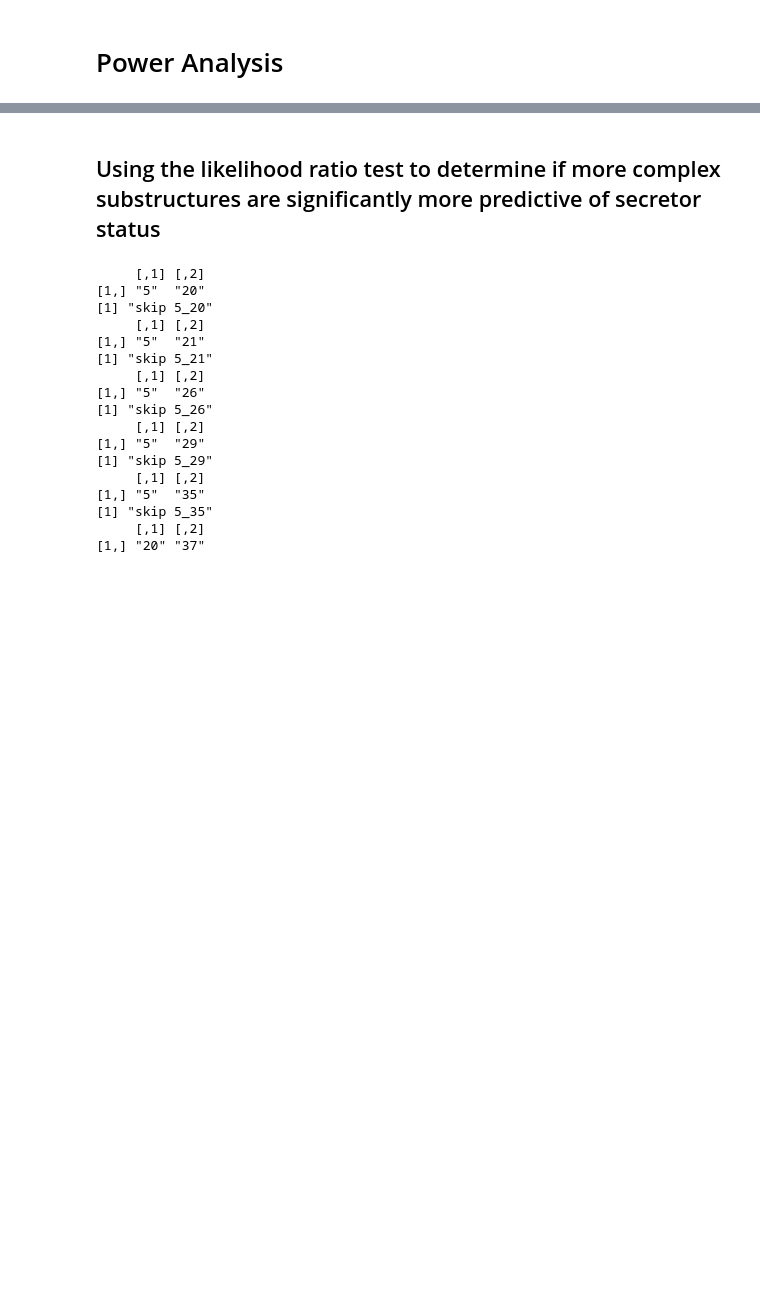
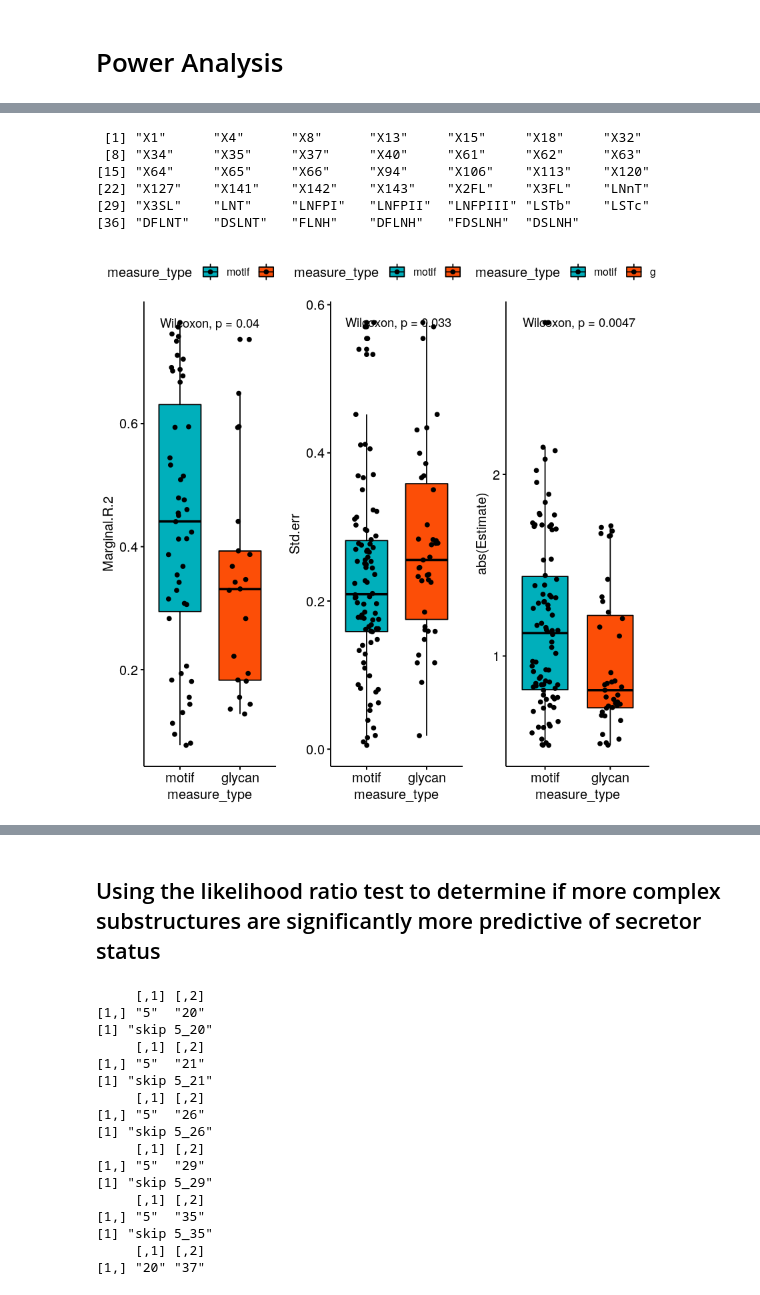
Before and after one commit to LewisLabUCSD/GlyCompare, a Jupyter notebook: example_notebook/Fig4_Fig5_hmo_stats.ipynb, the cells around one changed output, grey strips where cells are left out. Drawn from its saved outputs; the diff is of its cells as text; code cells hidden in the pictures; blank space fills up the shorter version.

```diff
--- a/example_notebook/Fig4_Fig5_hmo_stats.ipynb
+++ b/example_notebook/Fig4_Fig5_hmo_stats.ipynb
@@ -966,0 +703,3 @@ ggsave(grid.arrange(grobs=list(p1,p2,p3,p4),nrow=2),filename = '~/Desktop/powera
+# %%
+data2 = cbind(data$smallest_motif_abundance_dropped_more,data$glycan_percent[,colnames(data$glycan_percent)%in%vars])
+data2$Secretor = as.numeric(data2$Secretor)
@@ -966,0 +772,44 @@ ggsave(grid.arrange(grobs=list(p1,p2,p3,p4),nrow=2),filename = '~/Desktop/powera
+# %%
+keep = df$Shapiro.Wilks.P>.001 & abs(df$Estimate)>.5 # & (df$observed=='Secretor' | df$observed=='logDPP')
+
+keep_cols = c('measure_type','Marginal.R.2','Estimate','Std.err','cohenD')
+
+g1=ggboxplot(unique(df[keep,keep_cols[c(1,2)]]), x = "measure_type", y = "Marginal.R.2",
+                fill = "measure_type", palette =c("#00AFBB",'#FC4E07'), #, "#E7B800"),
+                add = "jitter")+stat_compare_means(method.args = list(alternative = "less"))
+
+g2=ggboxplot(unique(df[keep,keep_cols[c(1,3)]]), x = "measure_type", y = "abs(Estimate)",
+                fill = "measure_type", palette =c("#00AFBB",'#FC4E07'), #, "#E7B800"),
+                add = "jitter")+stat_compare_means(method.args = list(alternative = "less"))
+
+g3=ggboxplot(unique(df[keep,keep_cols[c(1,4)]]), x = "measure_type", y = "Std.err",
+                fill = "measure_type", palette =c("#00AFBB",'#FC4E07'), #, "#E7B800"),
+                add = "jitter")+stat_compare_means(method.args = list(alternative = "greater"))
+
+#  g4=ggboxplot(unique(df[keep,keep_cols[c(1,5)]]), x = "measure_type", y = "abs(cohenD)",
+#                  fill = "measure_type", palette =c("#00AFBB",'#FC4E07'), #, "#E7B800"),
+#                  add = "jitter")+stat_compare_means(method.args = list(alternative = "less"))
+
+# g1=ggplot(df[keep,], aes(y = Marginal.R.2, x = abs(Estimate), ,col=measure_type)) +
+#     stat_smooth(method='lm')+geom_point()+theme_classic()+guides(col = "none")
+# g2=ggplot(df[keep,], aes(y = Marginal.R.2, x = Std.err, ,col=measure_type)) +
+#     stat_smooth(method='lm')+geom_point()+theme_classic()+guides(col = "none")
+# g3=ggplot(df[keep,], aes(y = Marginal.R.2, x = log(abs(Wald)), ,col=measure_type)) +
+#     stat_smooth(method='lm')+geom_point()+theme_classic()+guides(col = "none")
+# g4=ggplot(df[keep,], aes(y = Marginal.R.2, x = -log(Shapiro.Wilks.P,10), ,col=measure_type)) +
+#     stat_smooth(method='lm')+geom_point()+theme_classic()+guides(col = "none")
+
+#summary(glm(Marginal.R.2 ~ abs(Estimate)*measure_type, data=df[keep,]))
+g<-grid.arrange(grobs=list(g1,g3,g2),nrow=1)
+
+print(unique(df$sugar_measure))
+
+ggsave(g,filename = '~/Desktop/poweranyl.pdf',height=10,width=10)
+# %% [output]
+ [1] "X1"      "X4"      "X8"      "X13"     "X15"     "X18"     "X32"
+ [8] "X34"     "X35"     "X37"     "X40"     "X61"     "X62"     "X63"
+[15] "X64"     "X65"     "X66"     "X94"     "X106"    "X113"    "X120"
+[22] "X127"    "X141"    "X142"    "X143"    "X2FL"    "X3FL"    "LNnT"
+[29] "X3SL"    "LNT"     "LNFPI"   "LNFPII"  "LNFPIII" "LSTb"    "LSTc"
+[36] "DFLNT"   "DSLNT"   "FLNH"    "DFLNH"   "FDSLNH"  "DSLNH"
+[figure, added]
```
Also changed, not shown: parts of 18 cells of this notebook, 1 other file.
